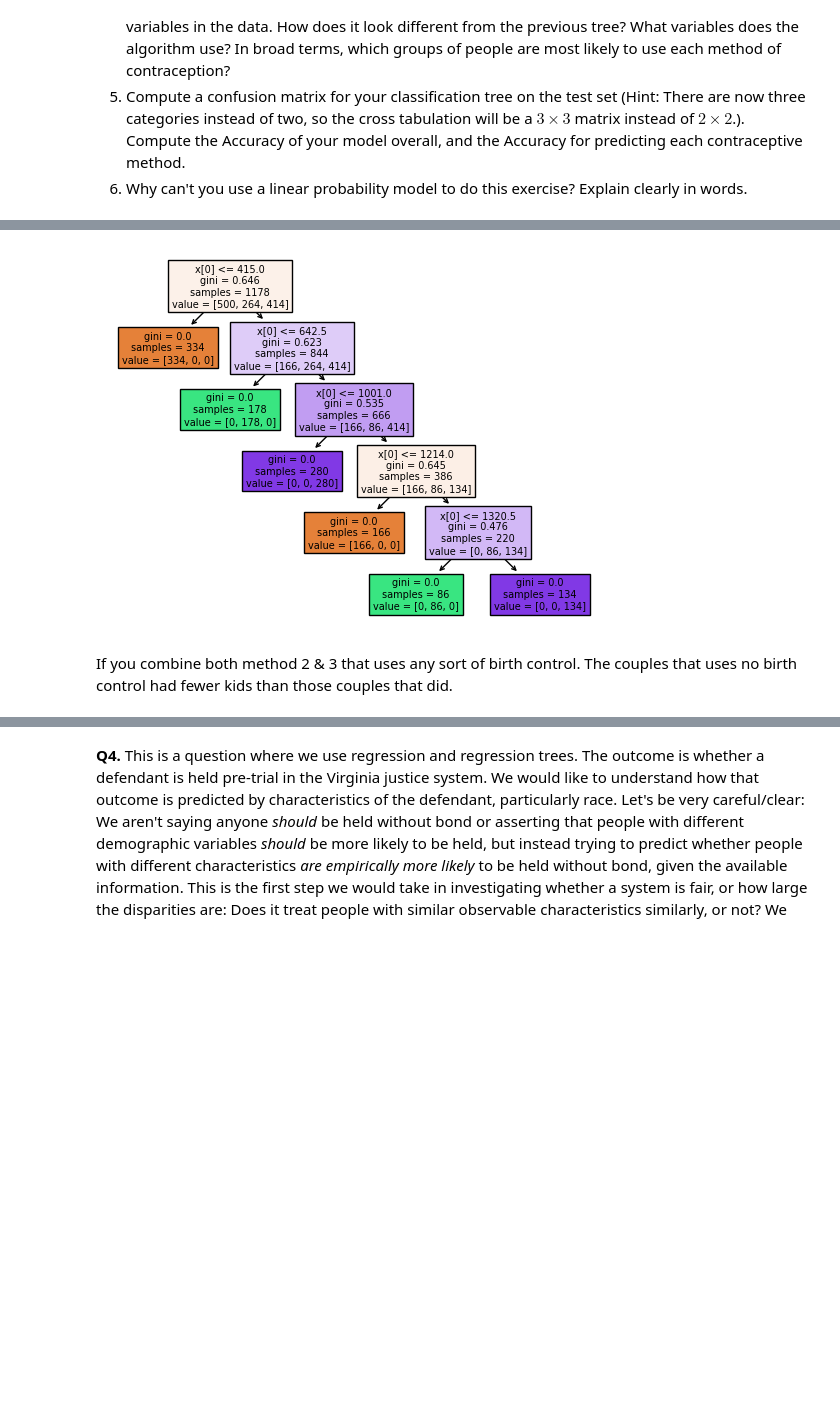
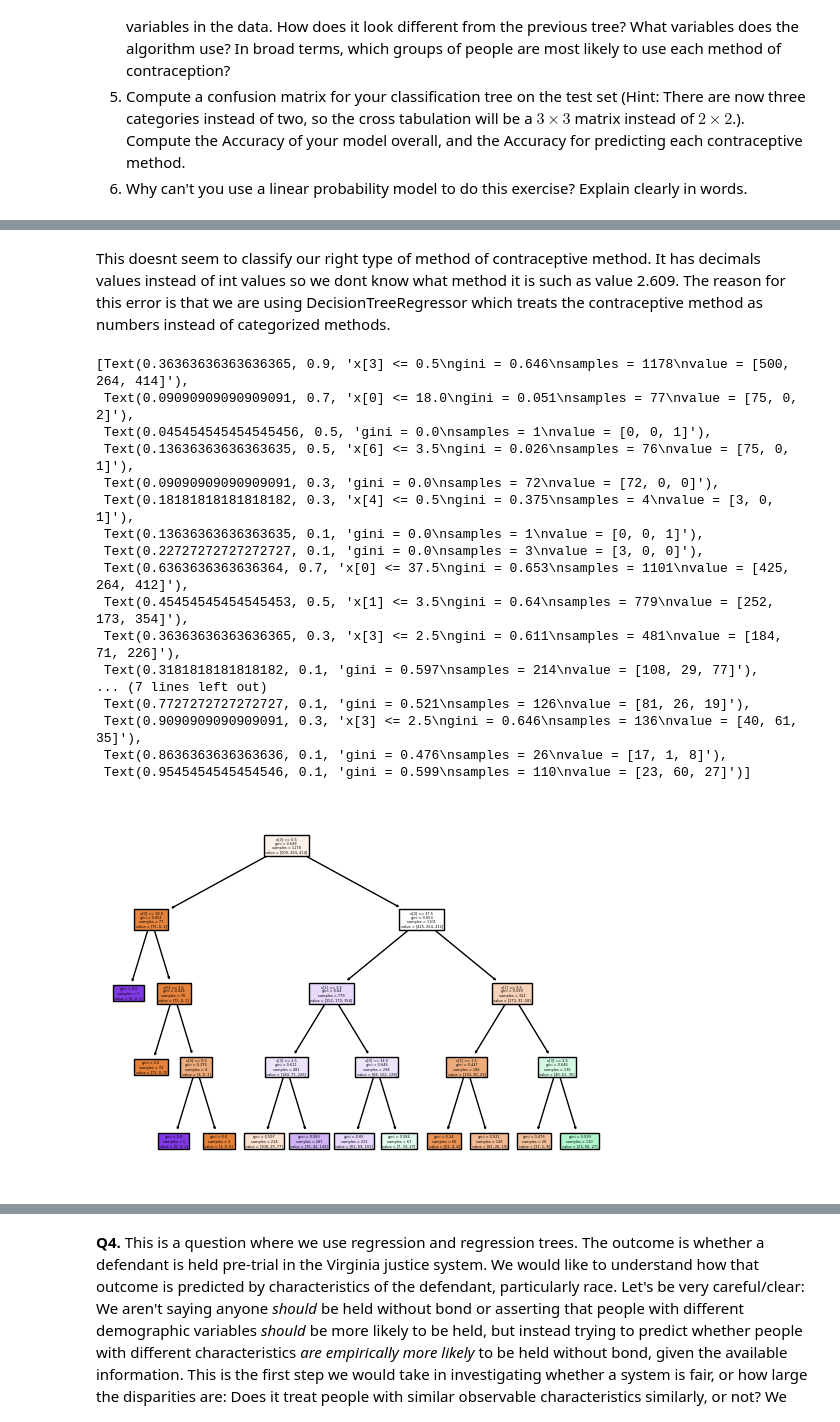
Before and after one commit to uvavmc7ht/assignment4, a Jupyter notebook: assignment4.ipynb, the cells around one changed output, grey strips where cells are left out. Cells and saved outputs as stored; diff of their text form; code cells hidden in the pictures; blank space fills up the shorter version.

```diff
--- a/assignment4.ipynb
+++ b/assignment4.ipynb
@@ -450,6 +452,8 @@ dtype: object
 # %%
+#2
 y = df["method"]
 X = df.drop(["method"], axis=1)
-
-X_train, X_test, y_train, y_test = train_test_split(X,y,test_size=.2,random_state=1)
+X = X.drop(["Unnamed: 0"], axis=1)
+# Test-train split
+X_train, X_test, y_train, y_test = train_test_split(X,y,test_size=0.2,random_state=1)
 # %%
@@ -462,9 +479,26 @@ plt.show()
+# %% [markdown]
+This doesnt seem to classify our right type of method of contraceptive method. It has decimals values instead of int values so we dont know what method it is such as value 2.609. The reason for this error is that we are using DecisionTreeRegressor which treats the contraceptive method as numbers instead of categorized methods.
 # %%
-model = tree.DecisionTreeClassifier()
-model = model.fit(X_train, y_train)
-tree.plot_tree(model,filled=True)
-plt.show()
+#4
+model = tree.DecisionTreeClassifier(max_depth=4)
+cart = model.fit(X_train, y_train)
+tree.plot_tree(cart,filled=True)
 # %% [output]
+[Text(0.36363636363636365, 0.9, 'x[3] <= 0.5\ngini = 0.646\nsamples = 1178\nvalue = [500, 264, 414]'),
+ Text(0.09090909090909091, 0.7, 'x[0] <= 18.0\ngini = 0.051\nsamples = 77\nvalue = [75, 0, 2]'),
+ Text(0.045454545454545456, 0.5, 'gini = 0.0\nsamples = 1\nvalue = [0, 0, 1]'),
+ Text(0.13636363636363635, 0.5, 'x[6] <= 3.5\ngini = 0.026\nsamples = 76\nvalue = [75, 0, 1]'),
+ Text(0.09090909090909091, 0.3, 'gini = 0.0\nsamples = 72\nvalue = [72, 0, 0]'),
+ Text(0.18181818181818182, 0.3, 'x[4] <= 0.5\ngini = 0.375\nsamples = 4\nvalue = [3, 0, 1]'),
+ Text(0.13636363636363635, 0.1, 'gini = 0.0\nsamples = 1\nvalue = [0, 0, 1]'),
+ Text(0.22727272727272727, 0.1, 'gini = 0.0\nsamples = 3\nvalue = [3, 0, 0]'),
+ Text(0.6363636363636364, 0.7, 'x[0] <= 37.5\ngini = 0.653\nsamples = 1101\nvalue = [425, 264, 412]'),
+ Text(0.45454545454545453, 0.5, 'x[1] <= 3.5\ngini = 0.64\nsamples = 779\nvalue = [252, 173, 354]'),
+ Text(0.36363636363636365, 0.3, 'x[3] <= 2.5\ngini = 0.611\nsamples = 481\nvalue = [184, 71, 226]'),
+ Text(0.3181818181818182, 0.1, 'gini = 0.597\nsamples = 214\nvalue = [108, 29, 77]'),
+... (7 lines left out)
+ Text(0.7727272727272727, 0.1, 'gini = 0.521\nsamples = 126\nvalue = [81, 26, 19]'),
+ Text(0.9090909090909091, 0.3, 'x[3] <= 2.5\ngini = 0.646\nsamples = 136\nvalue = [40, 61, 35]'),
+ Text(0.8636363636363636, 0.1, 'gini = 0.476\nsamples = 26\nvalue = [17, 1, 8]'),
+ Text(0.9545454545454546, 0.1, 'gini = 0.599\nsamples = 110\nvalue = [23, 60, 27]')]
-[figure, old version]
+[figure, new version]
-# %% [markdown]
-If you combine both method 2 & 3 that uses any sort of birth control. The couples that uses no birth control had fewer kids than those couples that did.
```
Also changed, not shown: parts of 22 cells of this notebook.
